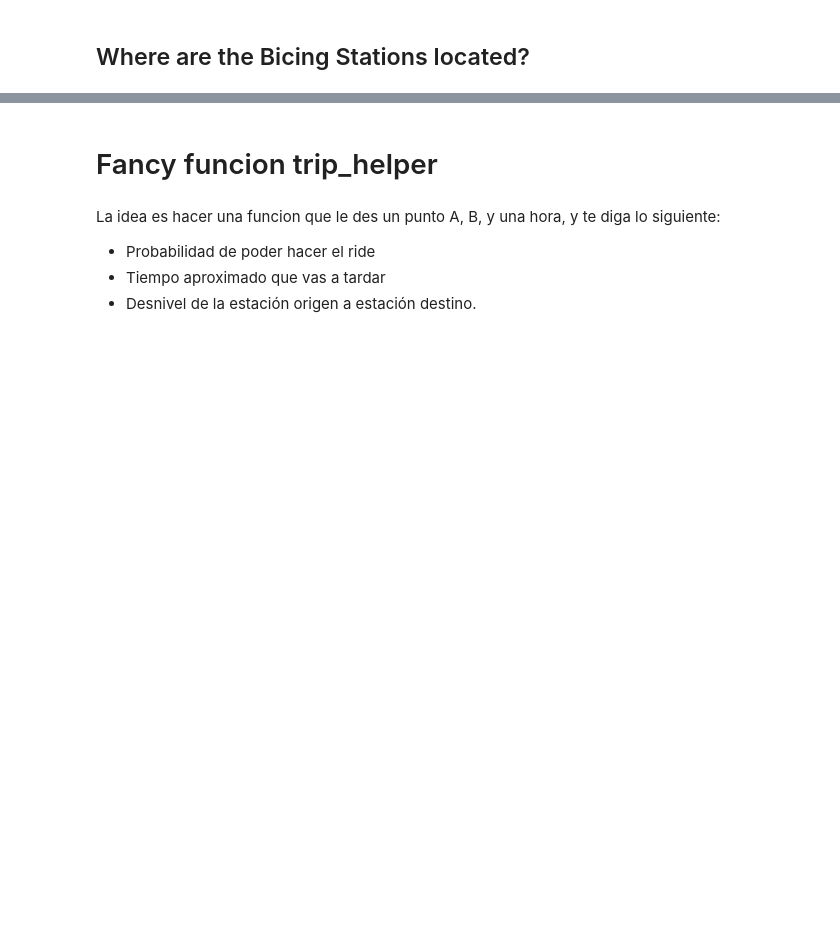
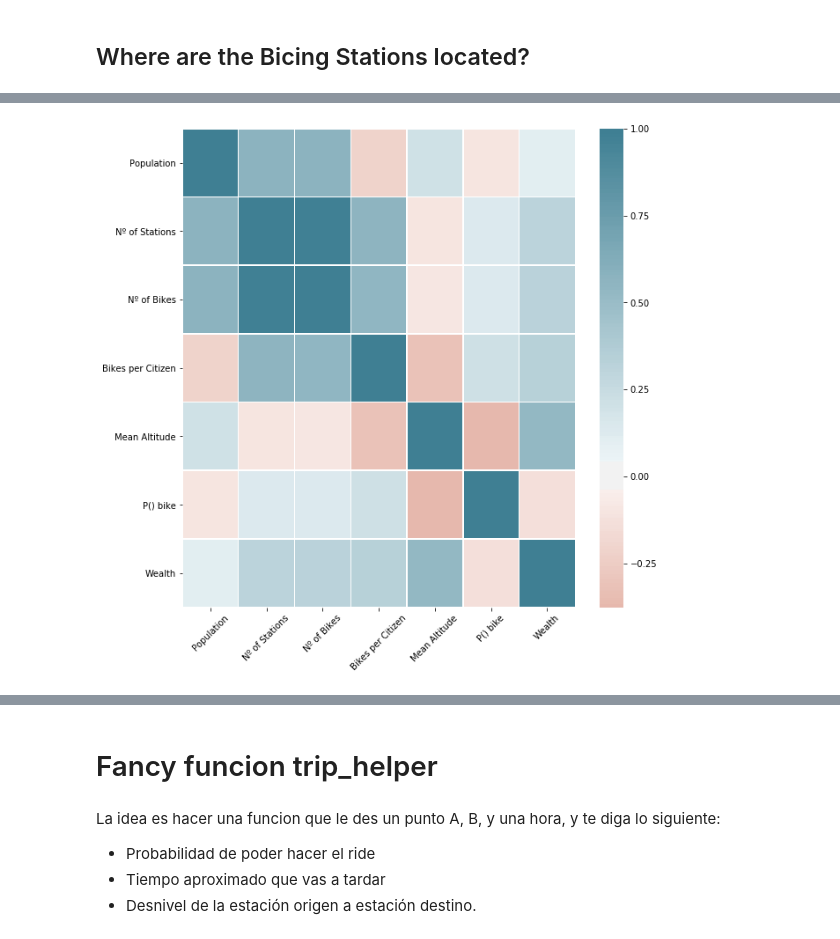
Before and after one commit to ta-datapt-bcn/project-statistical-analysis, a Jupyter notebook: project-current.ipynb, the cells around one changed output, grey strips where cells are left out. Saved outputs shown, nothing was run; the diff lists cells and outputs as text; code cells hidden in the pictures; blank space fills up the shorter version.

```diff
--- a/project-current.ipynb
+++ b/project-current.ipynb
@@ -513,0 +592,9 @@ info.head()
+# %%
+features = activity.loc[:, ['station_id', 'capacity', 'p_bike']].join(info.neigh_code, on='station_id')
+
+p_bike_per_station = features.groupby('station_id').mean()['p_bike']
+
+features = features.groupby('station_id').first()
+features['mean_p_bike'] = p_bike_per_station
+
+sums = features.groupby('neigh_code').sum()
@@ -513,0 +603,14 @@ info.head()
+# %%
+bcn_data = pd.DataFrame()
+
+bcn_data['name'] = info.neigh.unique()
+bcn_data['neigh_code'] = info.neigh_code.unique()
+bcn_data.index = bcn_data['neigh_code']
+bcn_data.drop('neigh_code', axis=1, inplace=True)
+bcn_data['population'] = [rfd[rfd['neigh_code'] == neigh_code]['pop'].item() for neigh_code in bcn_data.index]
+bcn_data['n_stations'] = info.groupby('neigh_code')['station_id'].count()
+bcn_data['bikes'] = sums.loc[:, 'capacity']
+bcn_data['bikes/citizen'] = bcn_data['bikes'] / bcn_data['population']
+bcn_data['mean_altitude'] = info.groupby('neigh_code').mean().altitude
+bcn_data['mean_p_bike'] = features.groupby('neigh_code').mean()['mean_p_bike']
+bcn_data['norm_wealth'] = [rfd[rfd['neigh_code'] == code]['norm_wealth'].item() for code in bcn_data.index]
@@ -513,0 +647,13 @@ info.head()
+# %%
+fig = plt.figure(figsize=(10, 10))
+
+ax = sns.heatmap(bcn_data.corr(), linewidths=.5, center= 0, cmap=sns.diverging_palette(20, 220, n=200))
+
+ax.set_xticklabels(labels=['Population', 'Nº of Stations', 'Nº of Bikes', 'Bikes per Citizen', 'Mean Altitude',
+                           'P() bike', 'Wealth'], rotation=45)
+ax.set_yticklabels(labels=['Population', 'Nº of Stations', 'Nº of Bikes', 'Bikes per Citizen', 'Mean Altitude',
+                           'P() bike', 'Wealth'], rotation=0)
+
+plt.show()
+# %% [output]
+[figure, added]
```
Also changed, not shown: parts of 46 cells of this notebook, 1 other file.
